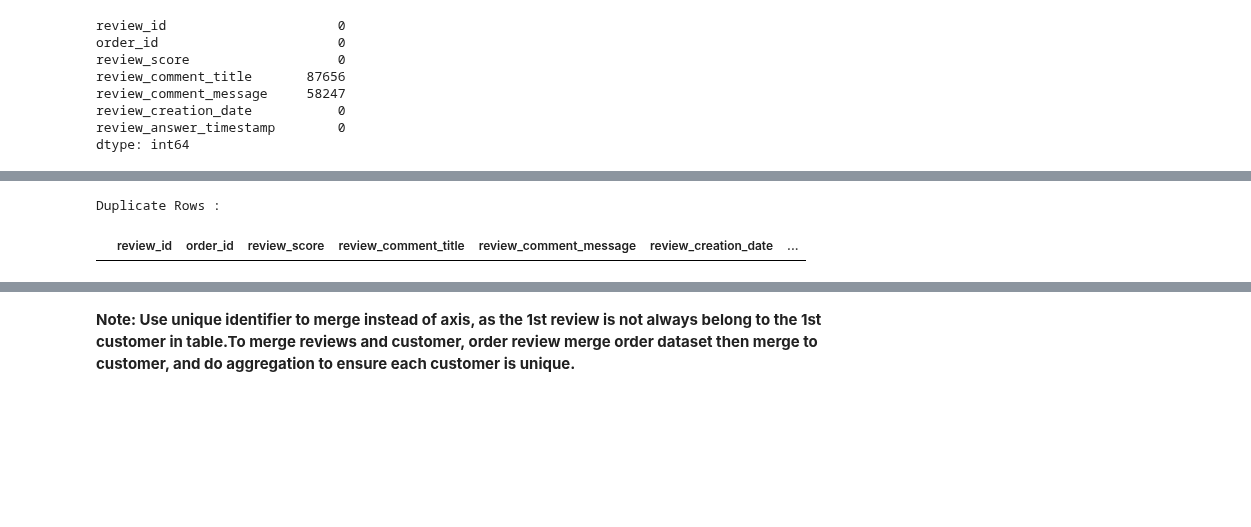
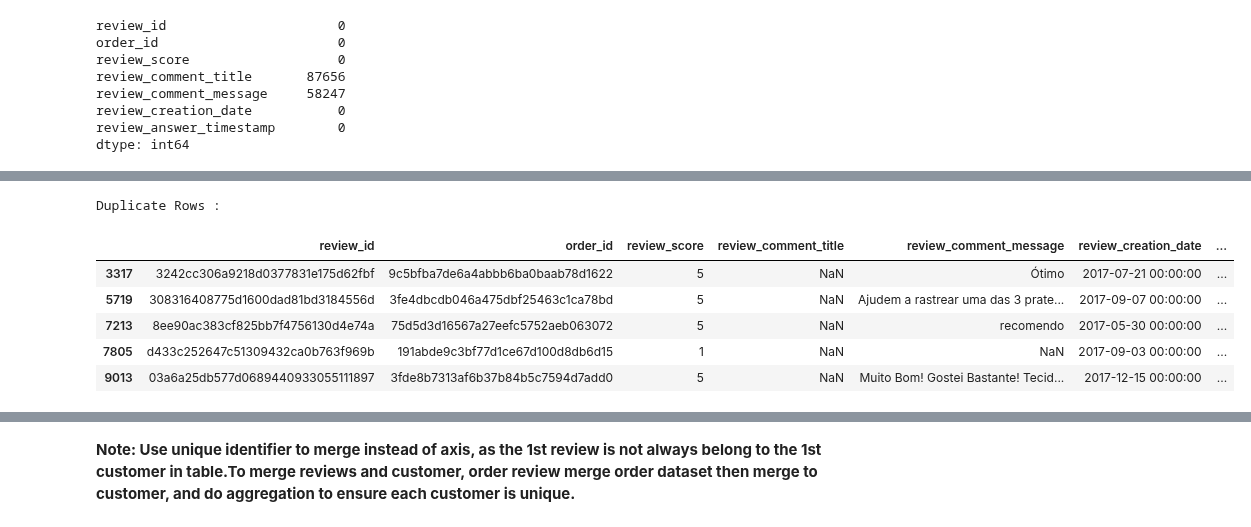
Before and after one commit to hilarylimyuxuan/Customer-Segmentation-Model, a Jupyter notebook: Olist Customer Segmentation Model.ipynb, the cells around one changed output, grey strips where cells are left out. Saved outputs shown, nothing was run; the diff lists cells and outputs as text; code cells hidden in the pictures; blank space fills up the shorter version.

```diff
--- a/Olist Customer Segmentation Model.ipynb
+++ b/Olist Customer Segmentation Model.ipynb
@@ -1106,3 +1106,8 @@ review_comment_message     58247
 review_creation_date           0
 review_answer_timestamp        0
 dtype: int64
+# %%
+# To find the length of the review messages
+order_review["Review Message Length"]= order_review['review_comment_message'].str.len()
+order_review['Review Message Length'].fillna(0, inplace = True)
+order_review.head()
@@ -1109,11 +1121,17 @@ dtype: int64
 # %%
 # Dropping the review comment title and review comment messages since there are a lot of missing values
 order_review.drop(columns=['review_comment_title', 'review_comment_message'])
 
-# To check the duplicate rows
-duplicate = order_review[order_review.duplicated()]
+# To check the duplicate review id
+duplicate = order_review[order_review.duplicated(['review_id'])]
 print("Duplicate Rows :")
-duplicate
+duplicate.head()
+## 814 duplicate review id were found
 # %% [output]
 Duplicate Rows :
 |  | review_id | order_id | review_score | review_comment_title | review_comment_message | review_creation_date | ... |
+| 3317 | 3242cc306a9218d0377831e175d62fbf | 9c5bfba7de6a4abbb6ba0baab78d1622 | 5 | NaN | Ótimo | 2017-07-21 00:00:00 | ... |
+| 5719 | 308316408775d1600dad81bd3184556d | 3fe4dbcdb046a475dbf25463c1ca78bd | 5 | NaN | Ajudem a rastrear uma das 3 prate... | 2017-09-07 00:00:00 | ... |
+| 7213 | 8ee90ac383cf825bb7f4756130d4e74a | 75d5d3d16567a27eefc5752aeb063072 | 5 | NaN | recomendo | 2017-05-30 00:00:00 | ... |
+| 7805 | d433c252647c51309432ca0b763f969b | 191abde9c3bf77d1ce67d100d8db6d15 | 1 | NaN | NaN | 2017-09-03 00:00:00 | ... |
+| 9013 | 03a6a25db577d0689440933055111897 | 3fde8b7313af6b37b84b5c7594d7add0 | 5 | NaN | Muito Bom! Gostei Bastante! Tecid... | 2017-12-15 00:00:00 | ... |
```
Also changed, not shown: parts of 13 cells of this notebook.
